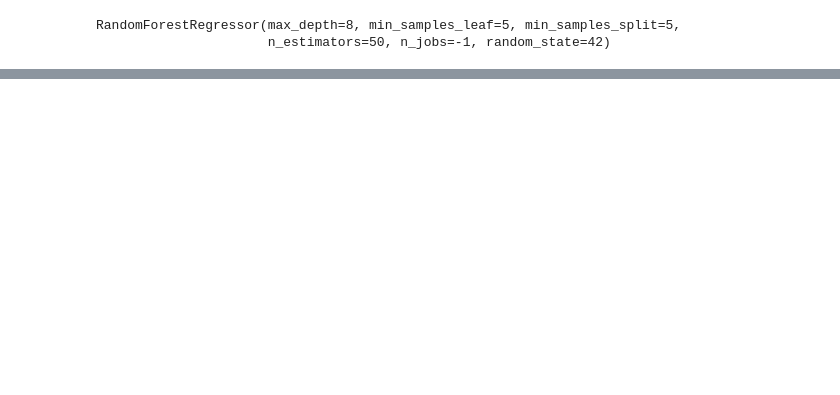
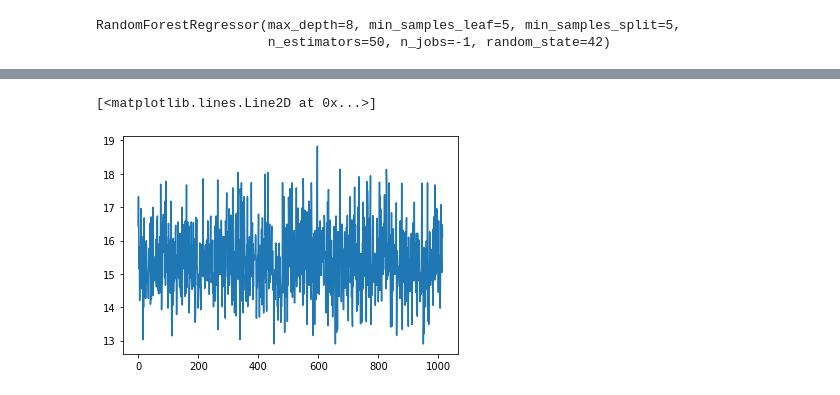
Before and after one commit to dong-hoon-lee/self_study, a Jupyter notebook: dacon/car_price_pred/car_price.ipynb, the cells around one changed output, grey strips where cells are left out. Saved outputs shown, nothing was run; the diff lists cells and outputs as text; code cells hidden in the pictures; blank space fills up the shorter version.

```diff
--- a/dacon/car_price_pred/car_price.ipynb
+++ b/dacon/car_price_pred/car_price.ipynb
@@ -461,0 +843,3 @@ submission.to_csv('submit_1.csv', index=False)
+# %%
+train['colorType'] = train['paint'].apply(lambda x:'chromatic' if x=='red' or x=='blue' or x=='brown' or x=='gold' or x=='green' or x=='orange' or x=='purple' or x=='yellow' else 'achromatic') #유채색 chromatic
+test['colorType'] = test['paint'].apply(lambda x:'chromatic' if x=='red' or x=='blue' or x=='brown' or x=='gold' or x=='green' or x=='orange' or x=='purple' or x=='yellow' else 'achromatic') #유채색 chromatic
@@ -461,0 +870,3 @@ submission.to_csv('submit_1.csv', index=False)
+# %%
+train['year'] = train['year'].apply(lambda x:0 if x<1900 or x>2022 else x)
+test['year'] = test['year'].apply(lambda x:0 if x<1900 or x>2022 else x)
@@ -461,0 +889,6 @@ submission.to_csv('submit_1.csv', index=False)
+# %%
+train.loc[341,'target'] = 33015000
+train.loc[569,'target'] = 29015000
+train.loc[736,'target'] = 60015000
+# %%
+train['target'] = train['target'].apply(lambda x:np.log(x))
@@ -461,0 +904,5 @@ submission.to_csv('submit_1.csv', index=False)
+# %%
+plt.plot(train.target)
+# %% [output]
+[<matplotlib.lines.Line2D at 0x...>]
+[figure, added]
```
Also changed, not shown: parts of 60 cells of this notebook, 1 other file.
